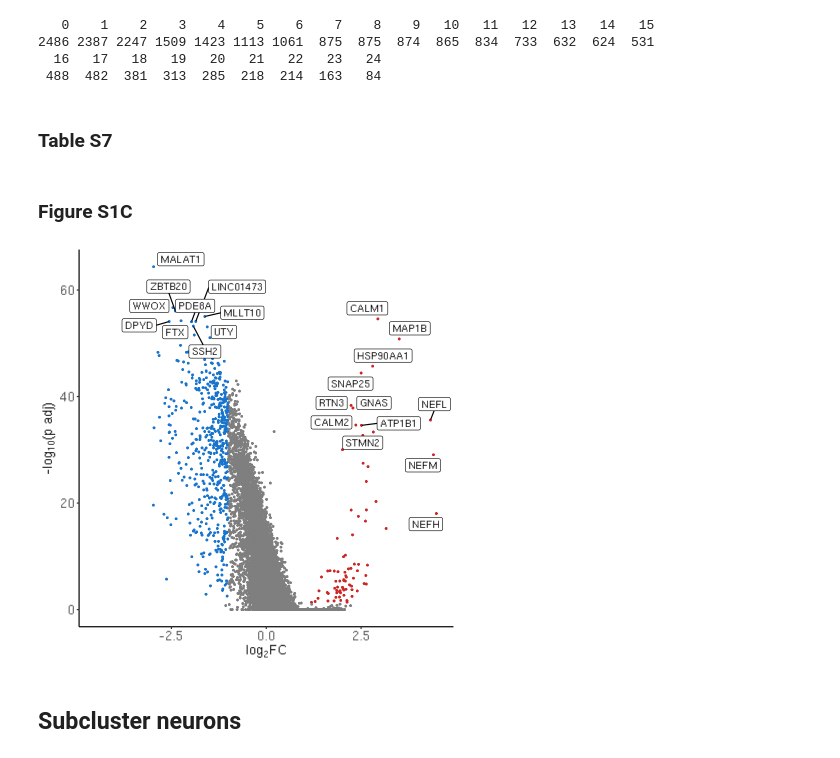
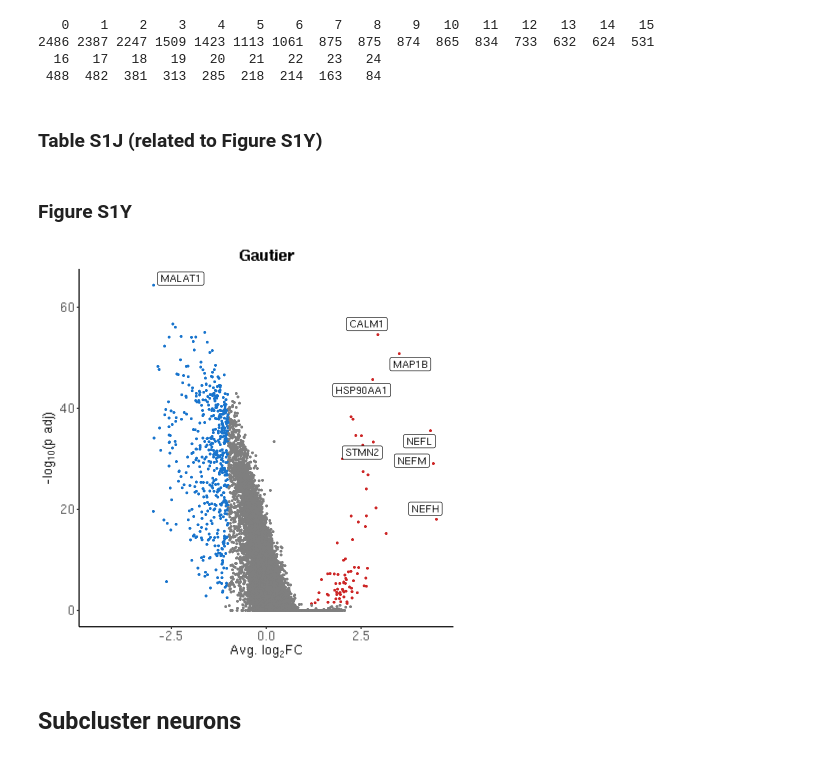
Before and after one commit to neurojacob/Gautier_Blum_2023, a Jupyter notebook: 1. Gautier snRNA-seq.ipynb, the cells around one changed output. Saved outputs shown, nothing was run; the diff lists cells and outputs as text; code cells hidden in the pictures.

```diff
--- a/Matters Arising - Prepare Gautier data.ipynb
+++ b/1. Gautier snRNA-seq.ipynb
@@ -54,7 +75,7 @@ make_volcano_plot <- function(data, labeled_pts, labeled_genes=c(), p_val_cutoff
         geom_label_repel(data = top_genes, mapping = aes(avg_log2FC, -log(p_val_adj,10), label = gene),
                         size = 4, max.overlaps=18)+
         xlim(-x_scale,x_scale)+
-        xlab(expression("log"[2]*"FC")) +
+        xlab(expression("Avg. log"[2]*"FC")) +
         ylab(expression("-log"[10]*"(p adj)")) +
         scale_color_manual(values = c("dodgerblue3", "gray50", "firebrick3")) +
         guides(colour = guide_legend(override.aes = list(size=1.5)))  +
@@ -214,6 +284,6 @@ table(gautier@meta.data$seurat_clusters)
 # %%
 Idents(gautier) <- gautier$seurat_clusters
 debris.markers <- FindMarkers(gautier, ident.1 = 22, max.cells.per.ident = 214, logfc.threshold=0, min.pct=0)
-# %% [markdown]
-### Table S7
+# %% [markdown]
+### Table S1J (related to Figure S1Y)
 # %%
@@ -221,12 +291,12 @@ write.csv(debris.markers, file=paste(csv_dir, 'Table S7.csv', sep='/'))
 # %% [markdown]
-### Figure S1C
+### Figure S1Y
 # %%
 debris.markers$gene <- rownames(debris.markers)
 rownames(debris.markers) <- NULL
 # %%
-debris_volcano_markers <- make_volcano_plot(debris.markers, 10, labeled_genes = c("NEFH", "NEFM"), p_val_cutoff = 0.05, upper_log2FC_cutoff=1, lower_log2FC_cutoff=-1)
+debris_volcano_markers <- make_volcano_plot(debris.markers, 1, labeled_genes = c("MAP1B", "HSP90AA1", "STMN2", "NEFH", "NEFM", "NEFL"), p_val_cutoff = 0.05, upper_log2FC_cutoff=1, lower_log2FC_cutoff=-1) + labs(title = "Gautier") + theme(plot.title = element_text(size = 18, face = "bold", hjust = 0.5))
 debris_volcano_markers <- rasterize(debris_volcano_markers, layers="Point", dpi=500) + NoLegend()
 debris_volcano_markers
 # %% [output]
-[figure, old version]
+[figure, new version]
 # %%
```
Also changed, not shown: parts of 49 cells of this notebook, 6 other files.
